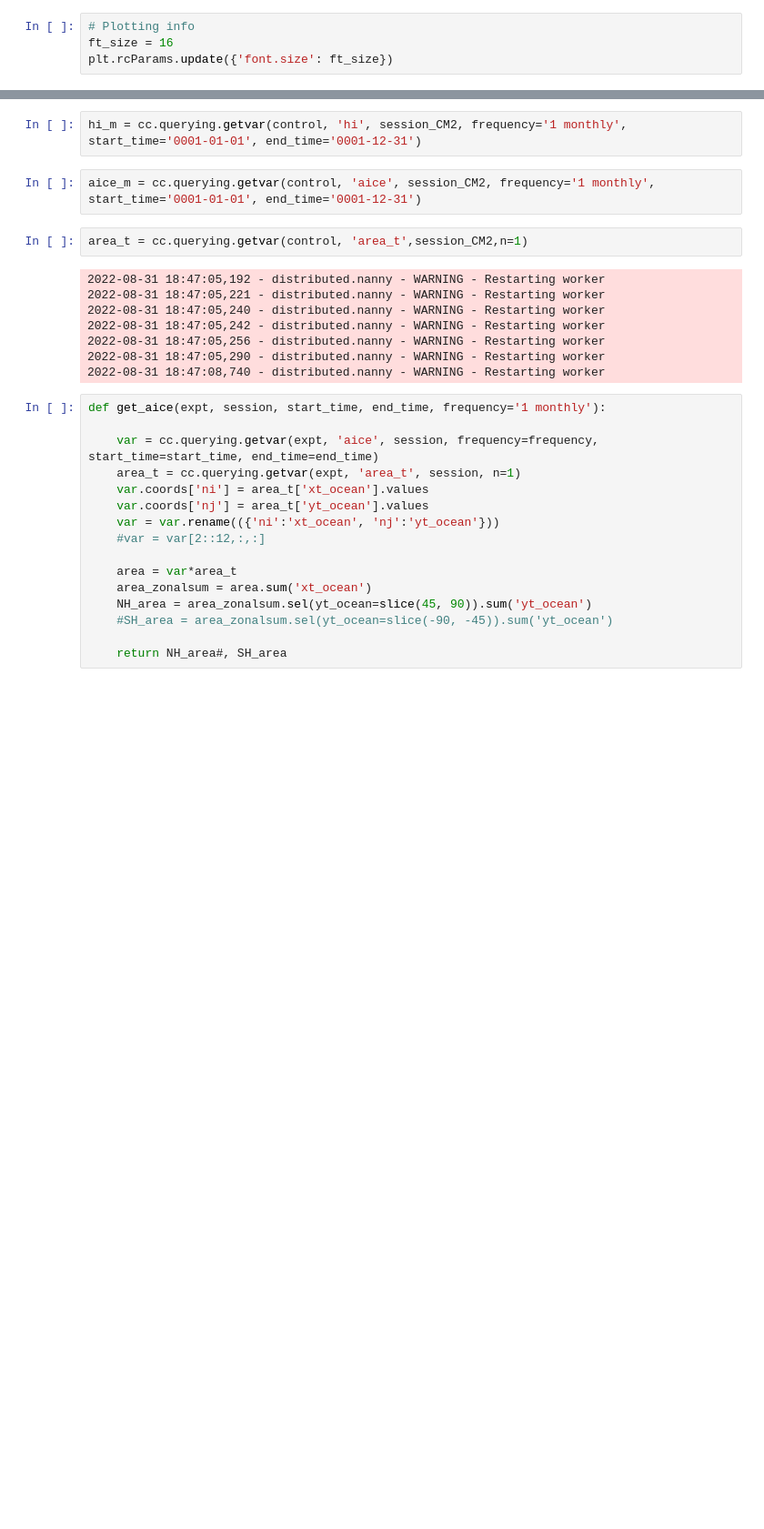
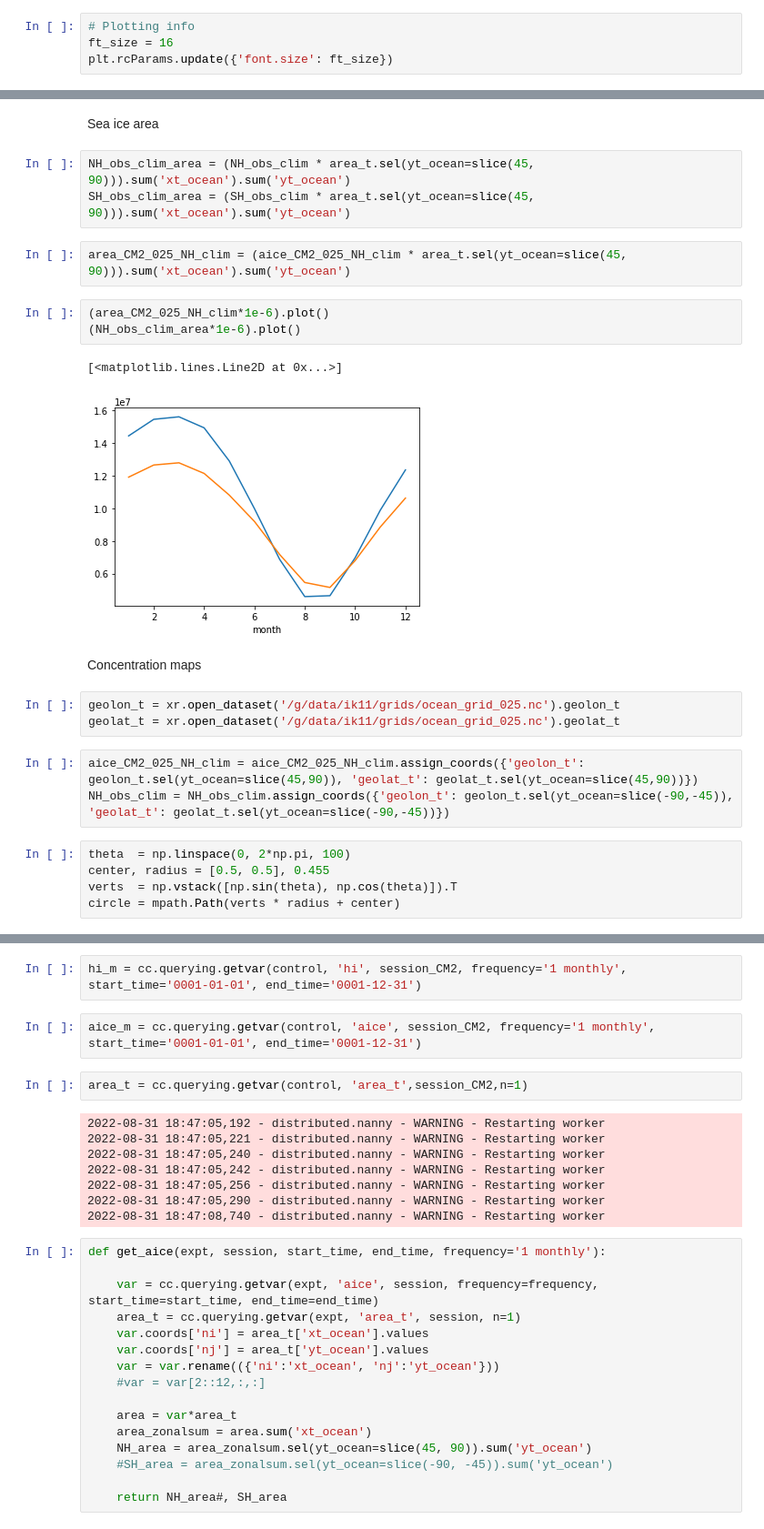
Before and after one commit to wghuneke/ACCESS-CM2-025_Analysis, a Jupyter notebook: notebooks/Plot_seaice.ipynb, the cells around one changed output, grey strips where cells are left out. Shown at 91% size. Cells and saved outputs as stored; diff of their text form; blank space fills up the shorter version.

```diff
--- a/notebooks/Plot_seaice.ipynb
+++ b/notebooks/Plot_seaice.ipynb
@@ -40,0 +122,26 @@ plt.rcParams.update({'font.size': ft_size})
+# %% [markdown]
+Sea ice area
+# %%
+NH_obs_clim_area = (NH_obs_clim * area_t.sel(yt_ocean=slice(45, 90))).sum('xt_ocean').sum('yt_ocean')
+SH_obs_clim_area = (SH_obs_clim * area_t.sel(yt_ocean=slice(45, 90))).sum('xt_ocean').sum('yt_ocean')
+# %%
+area_CM2_025_NH_clim = (aice_CM2_025_NH_clim * area_t.sel(yt_ocean=slice(45, 90))).sum('xt_ocean').sum('yt_ocean')
+# %%
+(area_CM2_025_NH_clim*1e-6).plot()
+(NH_obs_clim_area*1e-6).plot()
+# %% [output]
+[<matplotlib.lines.Line2D at 0x...>]
+[figure, added]
+# %% [markdown]
+Concentration maps
+# %%
+geolon_t = xr.open_dataset('/g/data/ik11/grids/ocean_grid_025.nc').geolon_t
+geolat_t = xr.open_dataset('/g/data/ik11/grids/ocean_grid_025.nc').geolat_t
+# %%
+aice_CM2_025_NH_clim = aice_CM2_025_NH_clim.assign_coords({'geolon_t': geolon_t.sel(yt_ocean=slice(45,90)), 'geolat_t': geolat_t.sel(yt_ocean=slice(45,90))})
+NH_obs_clim = NH_obs_clim.assign_coords({'geolon_t': geolon_t.sel(yt_ocean=slice(-90,-45)), 'geolat_t': geolat_t.sel(yt_ocean=slice(-90,-45))})
+# %%
+theta  = np.linspace(0, 2*np.pi, 100)
+center, radius = [0.5, 0.5], 0.455
+verts  = np.vstack([np.sin(theta), np.cos(theta)]).T
+circle = mpath.Path(verts * radius + center)
```
Also changed, not shown: parts of 39 cells of this notebook.
